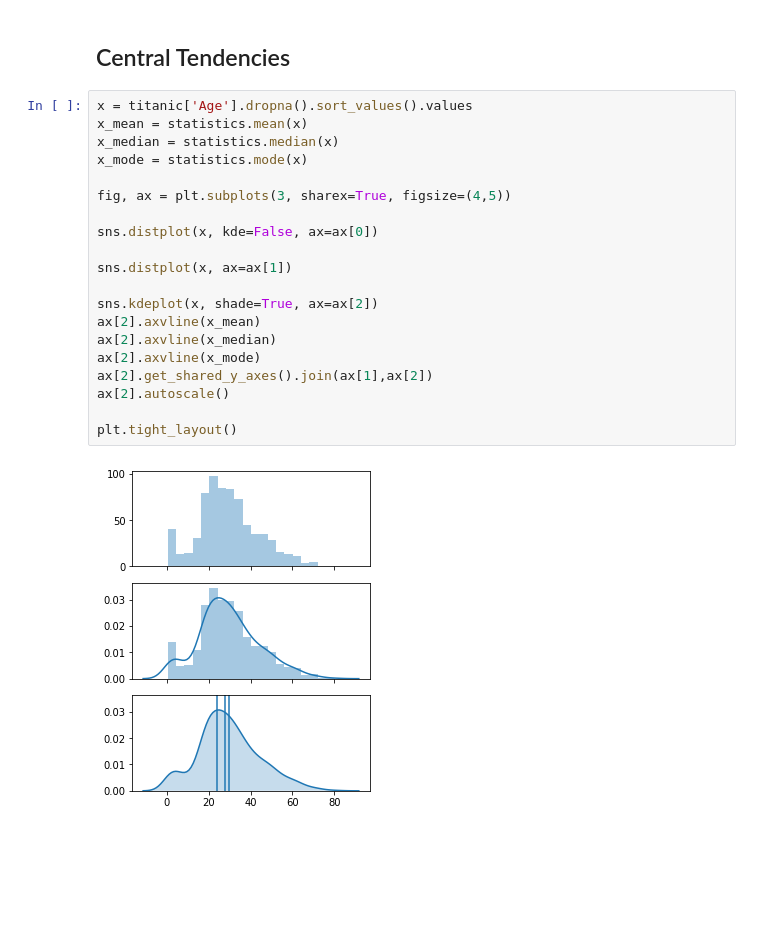
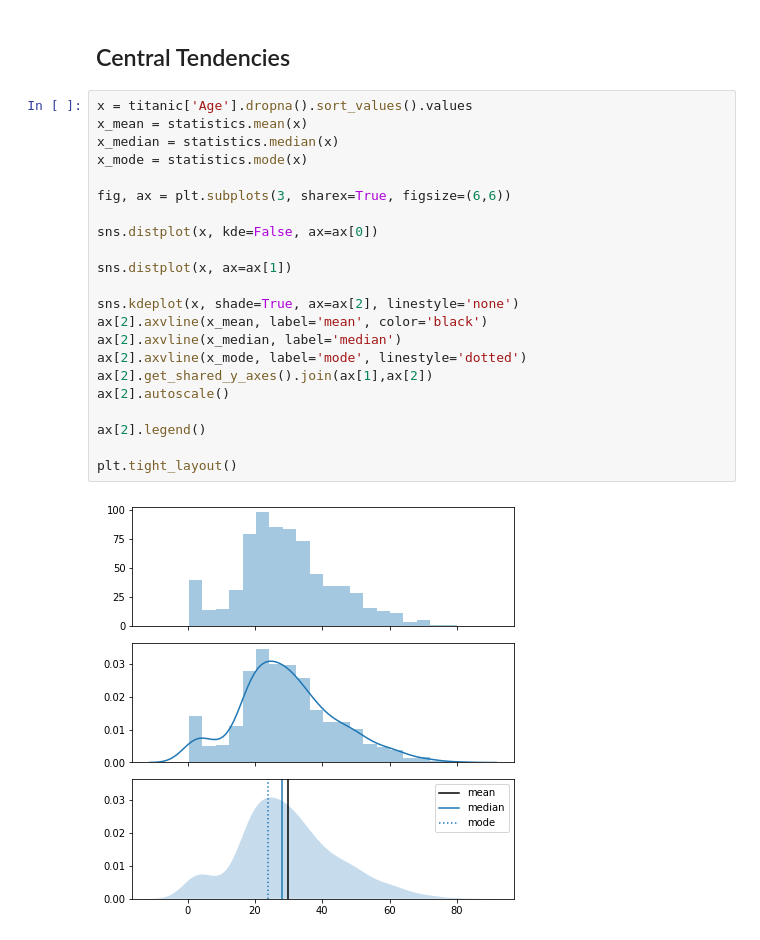
Before and after one commit to jmarshvaile/kaggle-titanic, a Jupyter notebook: 01_exploratory_analysis.ipynb, the cells around one changed output. Saved outputs shown, nothing was run; the diff lists cells and outputs as text; blank space fills up the shorter version.

Commit message:
polishing central tendency plots

```diff
--- a/01_exploratory_analysis.ipynb
+++ b/01_exploratory_analysis.ipynb
@@ -78,22 +78,24 @@ titanic.tail()
 # %%
 x = titanic['Age'].dropna().sort_values().values
 x_mean = statistics.mean(x)
 x_median = statistics.median(x)
 x_mode = statistics.mode(x)
 
-fig, ax = plt.subplots(3, sharex=True, figsize=(4,5))
+fig, ax = plt.subplots(3, sharex=True, figsize=(6,6))
 
 sns.distplot(x, kde=False, ax=ax[0])
 
 sns.distplot(x, ax=ax[1])
 
-sns.kdeplot(x, shade=True, ax=ax[2])
-ax[2].axvline(x_mean)
-ax[2].axvline(x_median)
-ax[2].axvline(x_mode)
+sns.kdeplot(x, shade=True, ax=ax[2], linestyle='none')
+ax[2].axvline(x_mean, label='mean', color='black')
+ax[2].axvline(x_median, label='median')
+ax[2].axvline(x_mode, label='mode', linestyle='dotted')
 ax[2].get_shared_y_axes().join(ax[1],ax[2])
 ax[2].autoscale()
 
+ax[2].legend()
+
 plt.tight_layout()
 # %% [output]
-[figure, old version]
+[figure, new version]
```
